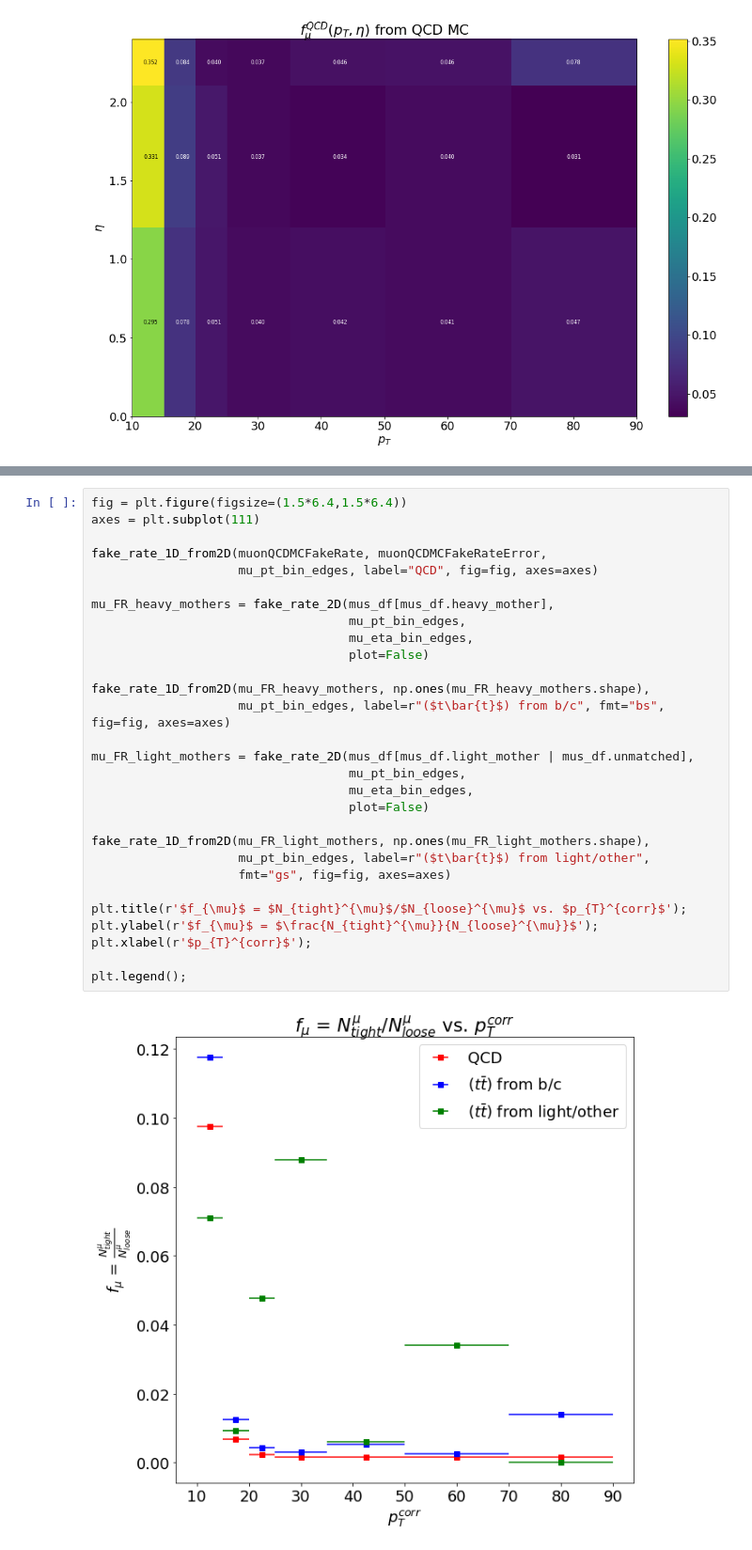
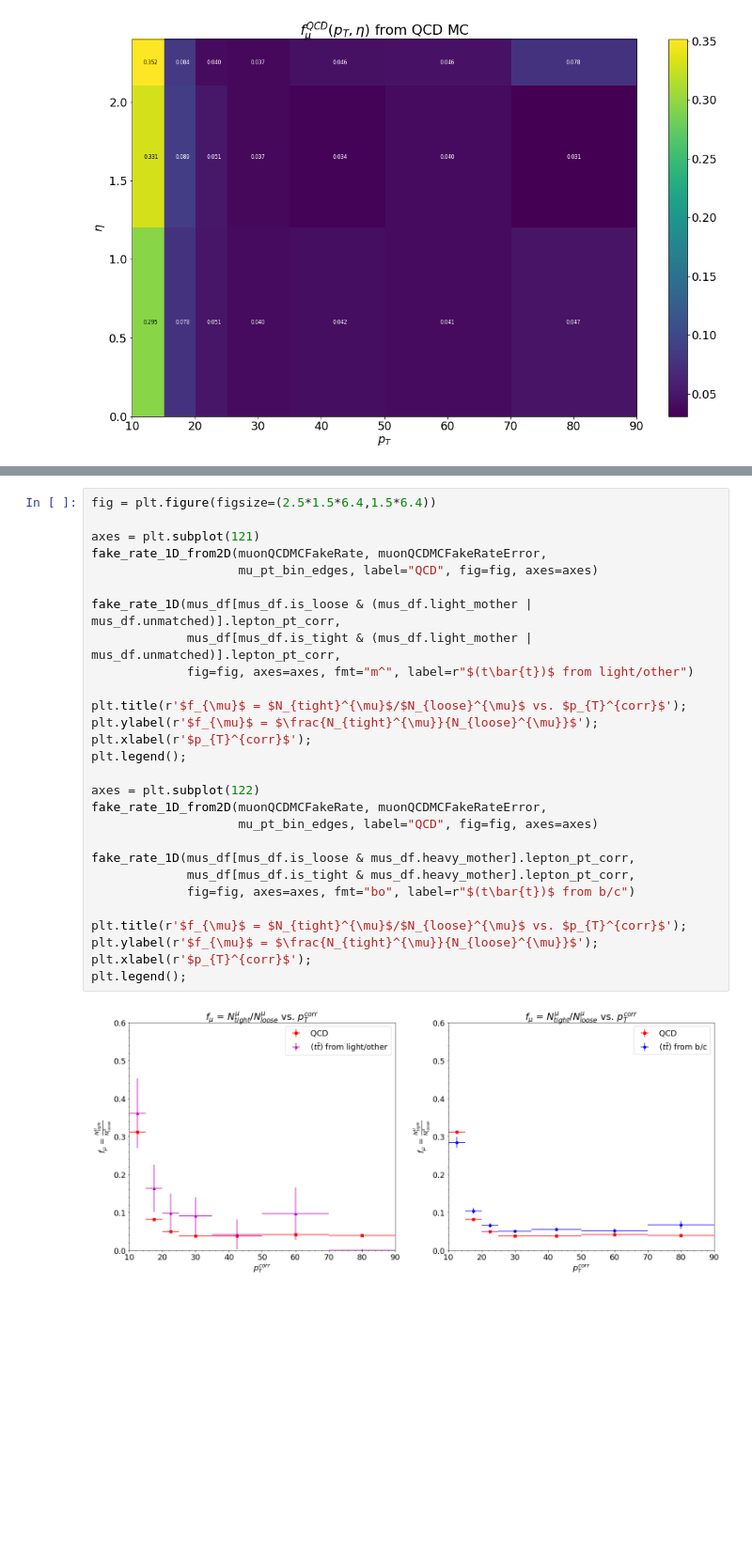
Before and after one commit to jkguiang/NanoTools, a Jupyter notebook: studies/fakes/fakes.ipynb, the cells around one changed output, grey strips where cells are left out. Shown at 94% size. Cells and saved outputs as stored; diff of their text form; blank space fills up the shorter version.

```diff
--- a/studies/fakes/fakes.ipynb
+++ b/studies/fakes/fakes.ipynb
@@ -532,31 +666,30 @@ plt.ylabel(r'$\eta$');
 # %%
-fig = plt.figure(figsize=(1.5*6.4,1.5*6.4))
-axes = plt.subplot(111)
+fig = plt.figure(figsize=(2.5*1.5*6.4,1.5*6.4))
 
+axes = plt.subplot(121)
 fake_rate_1D_from2D(muonQCDMCFakeRate, muonQCDMCFakeRateError,
                     mu_pt_bin_edges, label="QCD", fig=fig, axes=axes)
 
-mu_FR_heavy_mothers = fake_rate_2D(mus_df[mus_df.heavy_mother],
-                                   mu_pt_bin_edges,
-                                   mu_eta_bin_edges,
-                                   plot=False)
-
-fake_rate_1D_from2D(mu_FR_heavy_mothers, np.ones(mu_FR_heavy_mothers.shape),
-                    mu_pt_bin_edges, label=r"($t\bar{t}$) from b/c", fmt="bs", fig=fig, axes=axes)
-
-mu_FR_light_mothers = fake_rate_2D(mus_df[mus_df.light_mother | mus_df.unmatched],
-                                   mu_pt_bin_edges,
-                                   mu_eta_bin_edges,
-                                   plot=False)
-
-fake_rate_1D_from2D(mu_FR_light_mothers, np.ones(mu_FR_light_mothers.shape),
-                    mu_pt_bin_edges, label=r"($t\bar{t}$) from light/other",
-                    fmt="gs", fig=fig, axes=axes)
+fake_rate_1D(mus_df[mus_df.is_loose & (mus_df.light_mother | mus_df.unmatched)].lepton_pt_corr,
+             mus_df[mus_df.is_tight & (mus_df.light_mother | mus_df.unmatched)].lepton_pt_corr,
+             fig=fig, axes=axes, fmt="m^", label=r"$(t\bar{t})$ from light/other")
 
 plt.title(r'$f_{\mu}$ = $N_{tight}^{\mu}$/$N_{loose}^{\mu}$ vs. $p_{T}^{corr}$');
 plt.ylabel(r'$f_{\mu}$ = $\frac{N_{tight}^{\mu}}{N_{loose}^{\mu}}$');
 plt.xlabel(r'$p_{T}^{corr}$');
+plt.legend();
 
+axes = plt.subplot(122)
+fake_rate_1D_from2D(muonQCDMCFakeRate, muonQCDMCFakeRateError,
+                    mu_pt_bin_edges, label="QCD", fig=fig, axes=axes)
+
+fake_rate_1D(mus_df[mus_df.is_loose & mus_df.heavy_mother].lepton_pt_corr,
+             mus_df[mus_df.is_tight & mus_df.heavy_mother].lepton_pt_corr,
+             fig=fig, axes=axes, fmt="bo", label=r"$(t\bar{t})$ from b/c")
+
+plt.title(r'$f_{\mu}$ = $N_{tight}^{\mu}$/$N_{loose}^{\mu}$ vs. $p_{T}^{corr}$');
+plt.ylabel(r'$f_{\mu}$ = $\frac{N_{tight}^{\mu}}{N_{loose}^{\mu}}$');
+plt.xlabel(r'$p_{T}^{corr}$');
 plt.legend();
 # %% [output]
-[figure, old version]
+[figure, new version]
```
Also changed, not shown: parts of 15 cells of this notebook.
